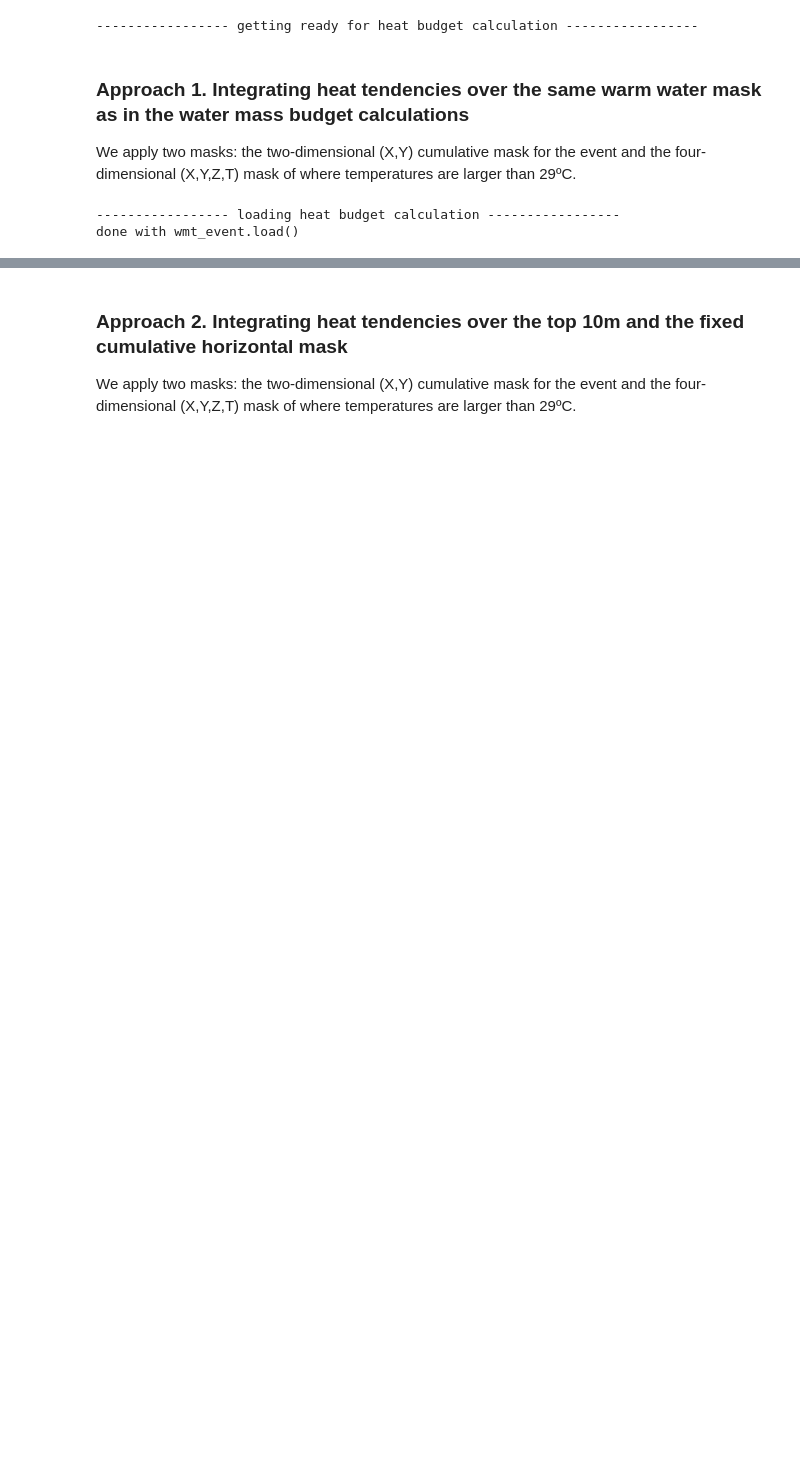
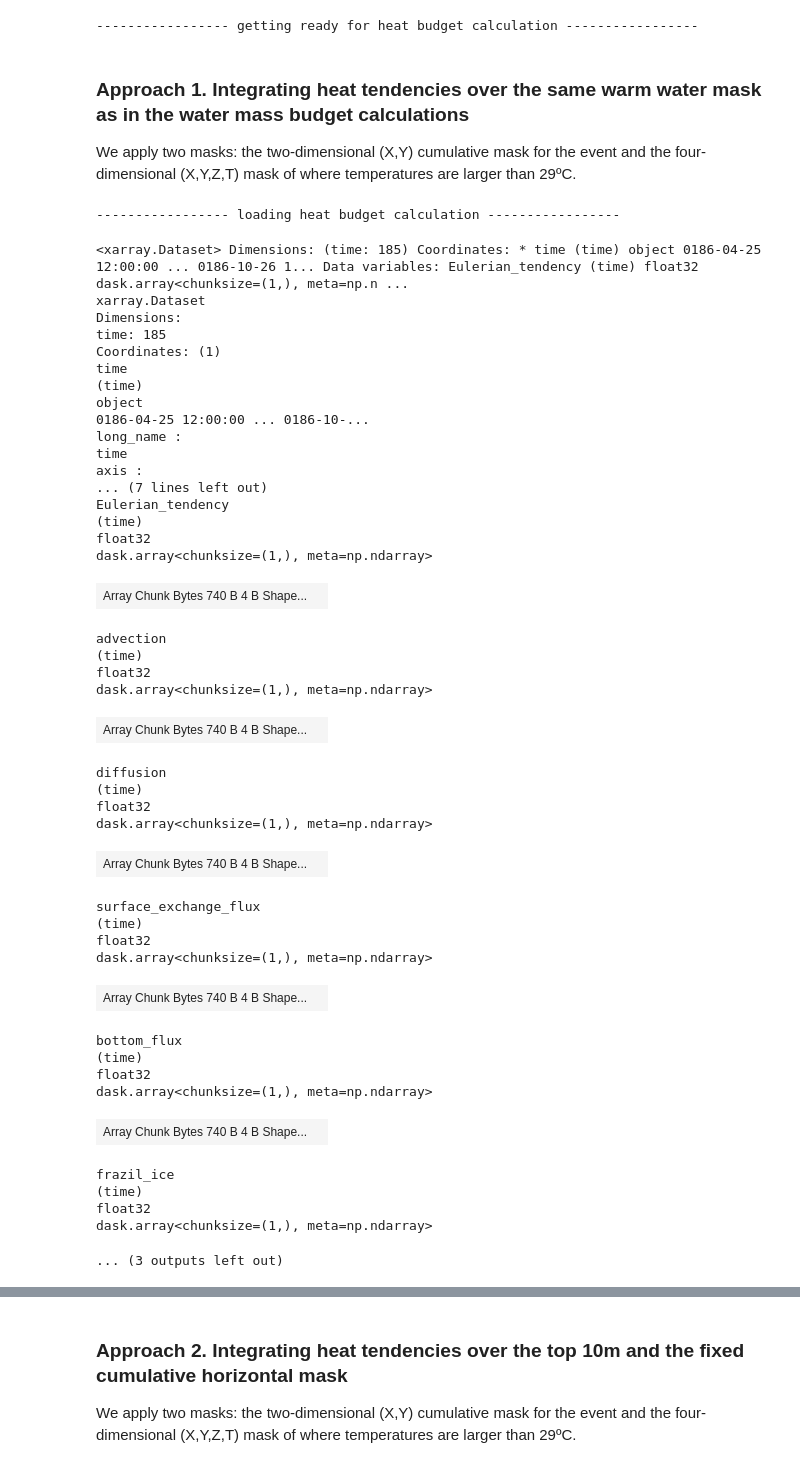
Before and after one commit to marianatorres4/WarmWaterMasses, a Jupyter notebook: notebooks/heat_budget_examples.ipynb, the cells around one changed output, grey strips where cells are left out. Cells and saved outputs as stored; diff of their text form; code cells hidden in the pictures; blank space fills up the shorter version.

```diff
--- a/notebooks/heat_budget_examples.ipynb
+++ b/notebooks/heat_budget_examples.ipynb
@@ -162,10 +162,52 @@ def integrate_heat_budget(heat_budget, ds):
 # %%
 heat_budget_event = integrate_heat_budget(heat_budget, grid._ds).isel(time=slice(start_event-5, end_event+5))
 
 print('----------------- loading heat budget calculation -----------------')
-
+display(heat_budget_event)
 heat_budget_event.load()
 print('done with wmt_event.load()')
 # %% [output]
 ----------------- loading heat budget calculation -----------------
-done with wmt_event.load()
+<xarray.Dataset> Dimensions: (time: 185) Coordinates: * time (time) object 0186-04-25 12:00:00 ... 0186-10-26 1... Data variables: Eulerian_tendency (time) float32 dask.array<chunksize=(1,), meta=np.n ...
+xarray.Dataset
+Dimensions:
+time: 185
+Coordinates: (1)
+time
+(time)
+object
+0186-04-25 12:00:00 ... 0186-10-...
+long_name :
+time
+axis :
+... (7 lines left out)
+Eulerian_tendency
+(time)
+float32
+dask.array<chunksize=(1,), meta=np.ndarray>
+| Array Chunk Bytes 740 B 4 B Shape... |  |
+advection
+(time)
+float32
+dask.array<chunksize=(1,), meta=np.ndarray>
+| Array Chunk Bytes 740 B 4 B Shape... |  |
+diffusion
+(time)
+float32
+dask.array<chunksize=(1,), meta=np.ndarray>
+| Array Chunk Bytes 740 B 4 B Shape... |  |
+surface_exchange_flux
+(time)
+float32
+dask.array<chunksize=(1,), meta=np.ndarray>
+| Array Chunk Bytes 740 B 4 B Shape... |  |
+bottom_flux
+(time)
+float32
+dask.array<chunksize=(1,), meta=np.ndarray>
+| Array Chunk Bytes 740 B 4 B Shape... |  |
+frazil_ice
+(time)
+float32
+dask.array<chunksize=(1,), meta=np.ndarray>
+... (3 outputs left out)
```
Also changed, not shown: parts of 10 cells of this notebook, 1 other file.
